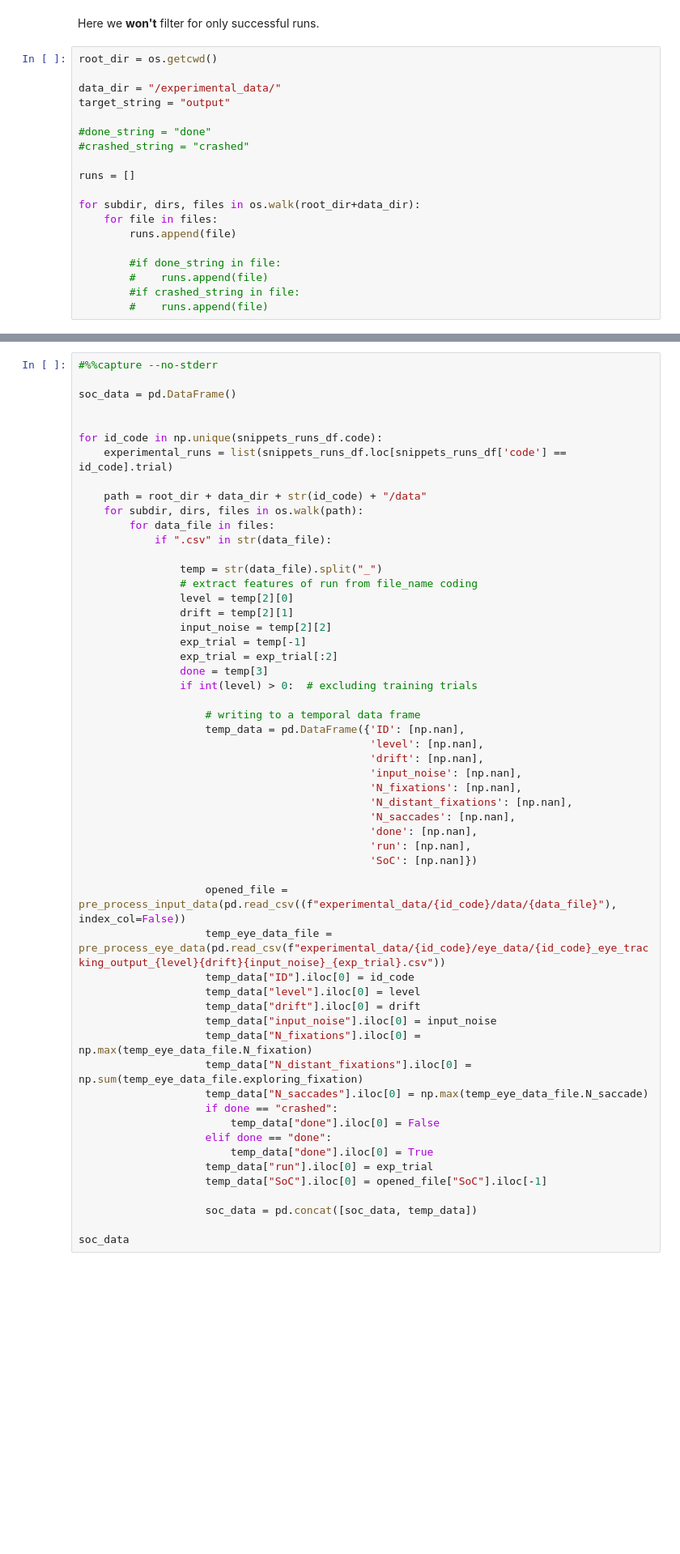
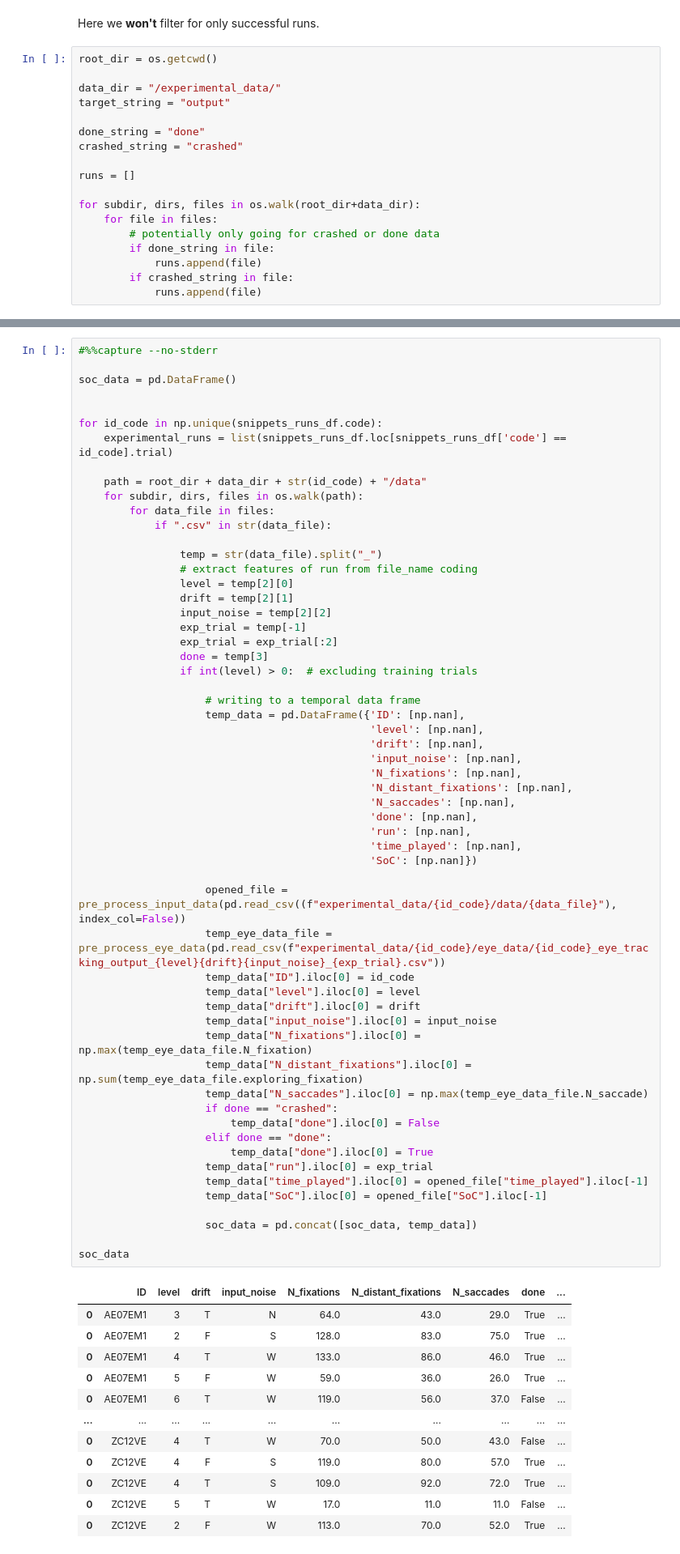
Before and after one commit to nilsheinrich/eye_movement_analysis_moonlander, a Jupyter notebook: building_data.ipynb, the cells around one changed output, grey strips where cells are left out. Shown: that part at 81% size. Saved outputs shown, nothing was run; the diff lists cells and outputs as text; blank space fills up the shorter version.

```diff
--- a/building_data.ipynb
+++ b/building_data.ipynb
@@ -285,16 +285,15 @@ root_dir = os.getcwd()
 data_dir = "/experimental_data/"
 target_string = "output"
 
-#done_string = "done"
-#crashed_string = "crashed"
+done_string = "done"
+crashed_string = "crashed"
 
 runs = []
 
 for subdir, dirs, files in os.walk(root_dir+data_dir):
     for file in files:
-        runs.append(file)
-
-        #if done_string in file:
-        #    runs.append(file)
-        #if crashed_string in file:
-        #    runs.append(file)
+        # potentially only going for crashed or done data
+        if done_string in file:
+            runs.append(file)
+        if crashed_string in file:
+            runs.append(file)
@@ -341,30 +352,45 @@ for id_code in np.unique(snippets_runs_df.code):
                     temp_data = pd.DataFrame({'ID': [np.nan],
                                               'level': [np.nan],
                                               'drift': [np.nan],
                                               'input_noise': [np.nan],
                                               'N_fixations': [np.nan],
                                               'N_distant_fixations': [np.nan],
                                               'N_saccades': [np.nan],
                                               'done': [np.nan],
                                               'run': [np.nan],
+                                              'time_played': [np.nan],
                                               'SoC': [np.nan]})
 
                     opened_file = pre_process_input_data(pd.read_csv((f"experimental_data/{id_code}/data/{data_file}"), index_col=False))
                     temp_eye_data_file = pre_process_eye_data(pd.read_csv(f"experimental_data/{id_code}/eye_data/{id_code}_eye_tracking_output_{level}{drift}{input_noise}_{exp_trial}.csv"))
                     temp_data["ID"].iloc[0] = id_code
                     temp_data["level"].iloc[0] = level
                     temp_data["drift"].iloc[0] = drift
                     temp_data["input_noise"].iloc[0] = input_noise
                     temp_data["N_fixations"].iloc[0] = np.max(temp_eye_data_file.N_fixation)
                     temp_data["N_distant_fixations"].iloc[0] = np.sum(temp_eye_data_file.exploring_fixation)
                     temp_data["N_saccades"].iloc[0] = np.max(temp_eye_data_file.N_saccade)
                     if done == "crashed":
                         temp_data["done"].iloc[0] = False
                     elif done == "done":
                         temp_data["done"].iloc[0] = True
                     temp_data["run"].iloc[0] = exp_trial
+                    temp_data["time_played"].iloc[0] = opened_file["time_played"].iloc[-1]
                     temp_data["SoC"].iloc[0] = opened_file["SoC"].iloc[-1]
 
                     soc_data = pd.concat([soc_data, temp_data])
 
 soc_data
+# %% [output]
+|  | ID | level | drift | input_noise | N_fixations | N_distant_fixations | N_saccades | done | ... |
+| 0 | AE07EM1 | 3 | T | N | 64.0 | 43.0 | 29.0 | True | ... |
+| 0 | AE07EM1 | 2 | F | S | 128.0 | 83.0 | 75.0 | True | ... |
+| 0 | AE07EM1 | 4 | T | W | 133.0 | 86.0 | 46.0 | True | ... |
+| 0 | AE07EM1 | 5 | F | W | 59.0 | 36.0 | 26.0 | True | ... |
+| 0 | AE07EM1 | 6 | T | W | 119.0 | 56.0 | 37.0 | False | ... |
+| ... | ... | ... | ... | ... | ... | ... | ... | ... | ... |
+| 0 | ZC12VE | 4 | T | W | 70.0 | 50.0 | 43.0 | False | ... |
+| 0 | ZC12VE | 4 | F | S | 119.0 | 80.0 | 57.0 | True | ... |
+| 0 | ZC12VE | 4 | T | S | 109.0 | 92.0 | 72.0 | True | ... |
+| 0 | ZC12VE | 5 | T | W | 17.0 | 11.0 | 11.0 | False | ... |
+| 0 | ZC12VE | 2 | F | W | 113.0 | 70.0 | 52.0 | True | ... |
```
Also changed, not shown: parts of 9 cells of this notebook, 1 other file.
